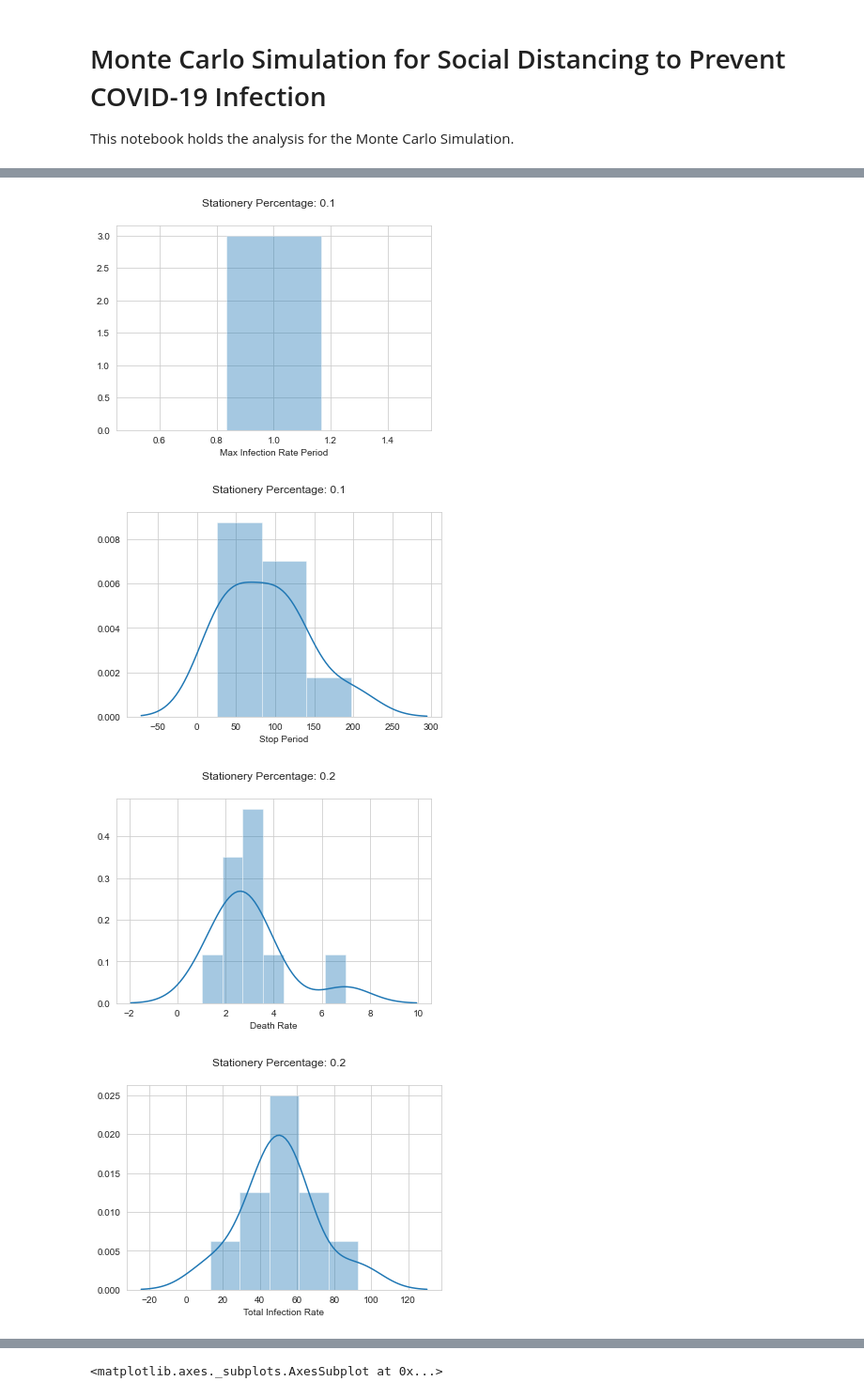
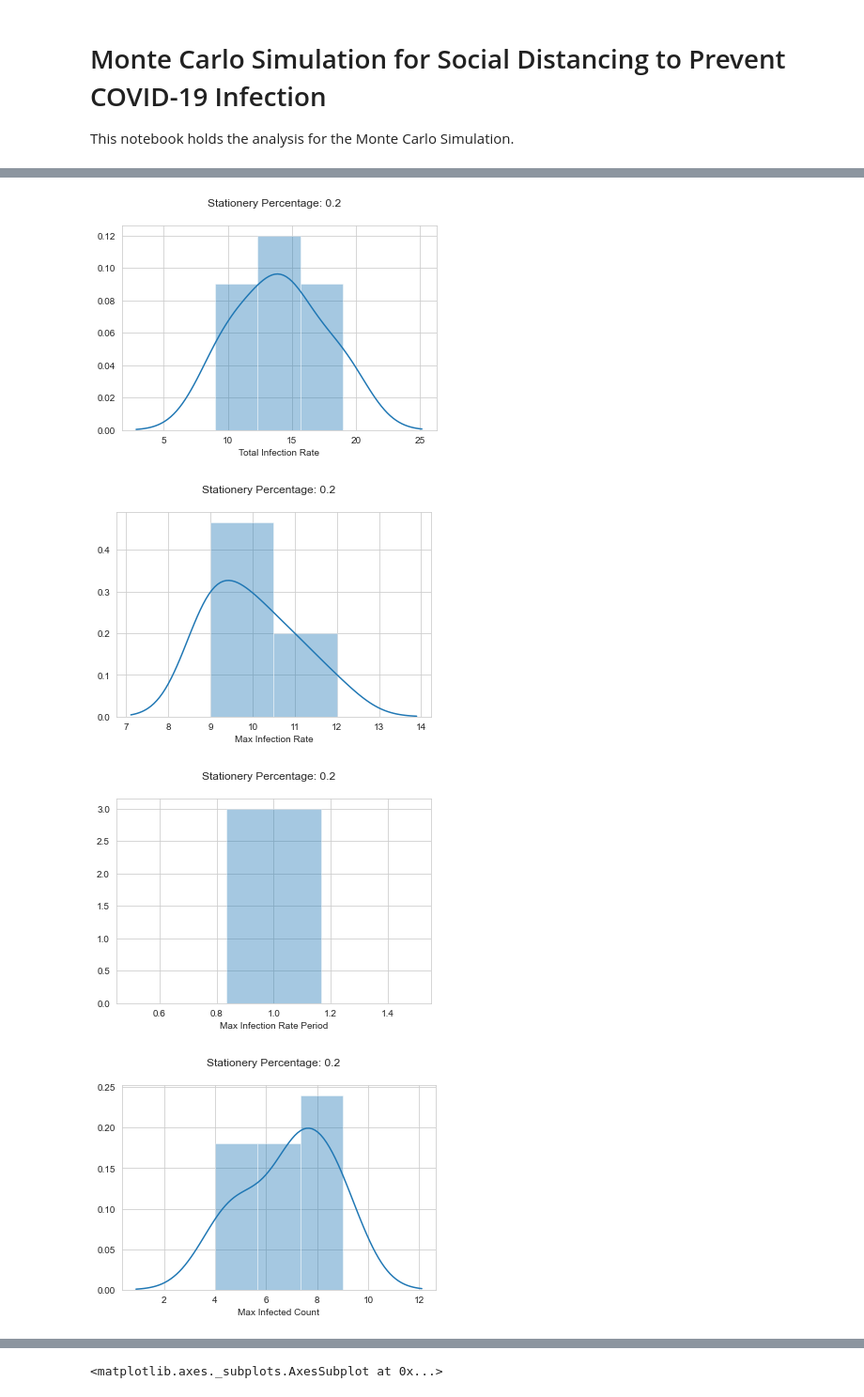
Before and after one commit to edopelawi/monte-carlo-covid19-socialdistancing, a Jupyter notebook: monte-carlo-sim.ipynb, the cells around one changed output, grey strips where cells are left out. Shown at 94% size. Cells and saved outputs as stored; diff of their text form; code cells hidden in the pictures.

Commit message:
Add max infected count and period to the simulation along with reducing the infection duration

```diff
--- a/monte-carlo-sim.ipynb
+++ b/monte-carlo-sim.ipynb
@@ -24,7 +24,7 @@ population_size = 1000
 infection_rate = 0.009
 mobility = 0.75
 p_death = 0.06
-infection_duration = 10
+infection_duration = 4
 max_evolutions = 1000
 
 # Percentage of stationary population (per simulation)
@@ -46,6 +44,8 @@ df = pd.DataFrame({
     "Death Rate": [],
     "Max Infection Rate": [],
     "Max Infection Rate Period": [],
+    "Max Infected Count": [],
+    "Max Infected Count Period": [],
     "Total Infection Rate": [],
     "Stop Period": []
 })
@@ -55,9 +55,15 @@ df = pd.DataFrame({
 for stat_percentage in stationary_percentages:
 
     death_rates = []
+
     max_infection_rates = []
     max_infection_rate_periods = []
+
+    max_infected_counts = []
+    max_infected_count_periods = []
+
     total_infection_rates = []
+
     stop_periods = []
 
     for _ in range(run_per_stat_percentage):
@@ -66,6 +72,9 @@ for stat_percentage in stationary_percentages:
 
         max_infection_rate = 0
         max_infection_rate_period = 0
+
+        max_infected_count = 0
+        max_infected_count_period = 0
 
         last_dead_person_count = 0
         last_immune_person_count = 0
@@ -96,6 +105,10 @@ for stat_percentage in stationary_percentages:
                 max_infection_rate = current_infection_rate
                 max_infection_rate_period = evolution
 
+            if (current_infected_person_count > max_infected_count):
+                max_infected_count = current_infected_person_count
+                max_infected_count_period = evolution
+
             last_dead_person_count = current_dead_person_count
             last_immune_person_count = current_immune_person_count
             last_infected_person_count = current_infected_person_count
@@ -113,6 +126,10 @@ for stat_percentage in stationary_percentages:
 
         max_infection_rates.append(max_infection_rate)
         max_infection_rate_periods.append(max_infection_rate_period + 1)
+
+        max_infected_counts.append(max_infected_count)
+        max_infected_count_periods.append(max_infected_count_period + 1)
+
         total_infection_rates.append(total_infection_rate)
 
         stop_periods.append(last_evolution + 1)
@@ -123,6 +140,8 @@ for stat_percentage in stationary_percentages:
         "Death Rate": death_rates,
         "Max Infection Rate": max_infection_rates,
         "Max Infection Rate Period": max_infection_rate_periods,
+        "Max Infected Count": max_infected_counts,
+        "Max Infected Count Period": max_infected_count_periods,
         "Total Infection Rate": total_infection_rates,
         "Stop Period": stop_periods
     })
@@ -163,6 +186,8 @@ def show_histogram_plot(stat_percentage):
     show_category_histogram_plot(stat_percentage, stat_df, "Total Infection Rate")
     show_category_histogram_plot(stat_percentage, stat_df, "Max Infection Rate")
     show_category_histogram_plot(stat_percentage, stat_df, "Max Infection Rate Period")
+    show_category_histogram_plot(stat_percentage, stat_df, "Max Infected Count")
+    show_category_histogram_plot(stat_percentage, stat_df, "Max Infected Count Period")
     show_category_histogram_plot(stat_percentage, stat_df, "Stop Period")
 
 
@@ -188,4 +213,4 @@ for stat_percentage in stationary_percentages:
-[figure, old version]
+[figure, new version]
-[figure, old version]
+[figure, new version]
-[figure, old version]
+[figure, new version]
-[figure, old version]
+[figure, new version]
```
Also changed, not shown: parts of 6 cells of this notebook.
